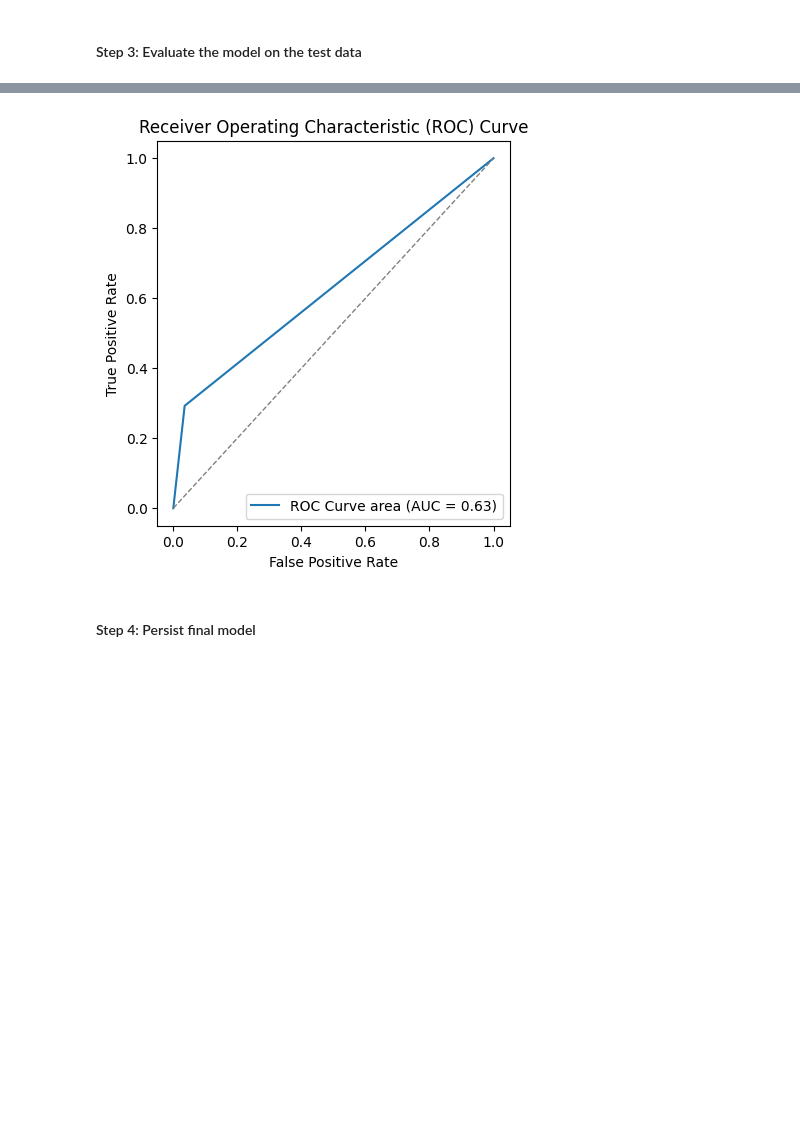
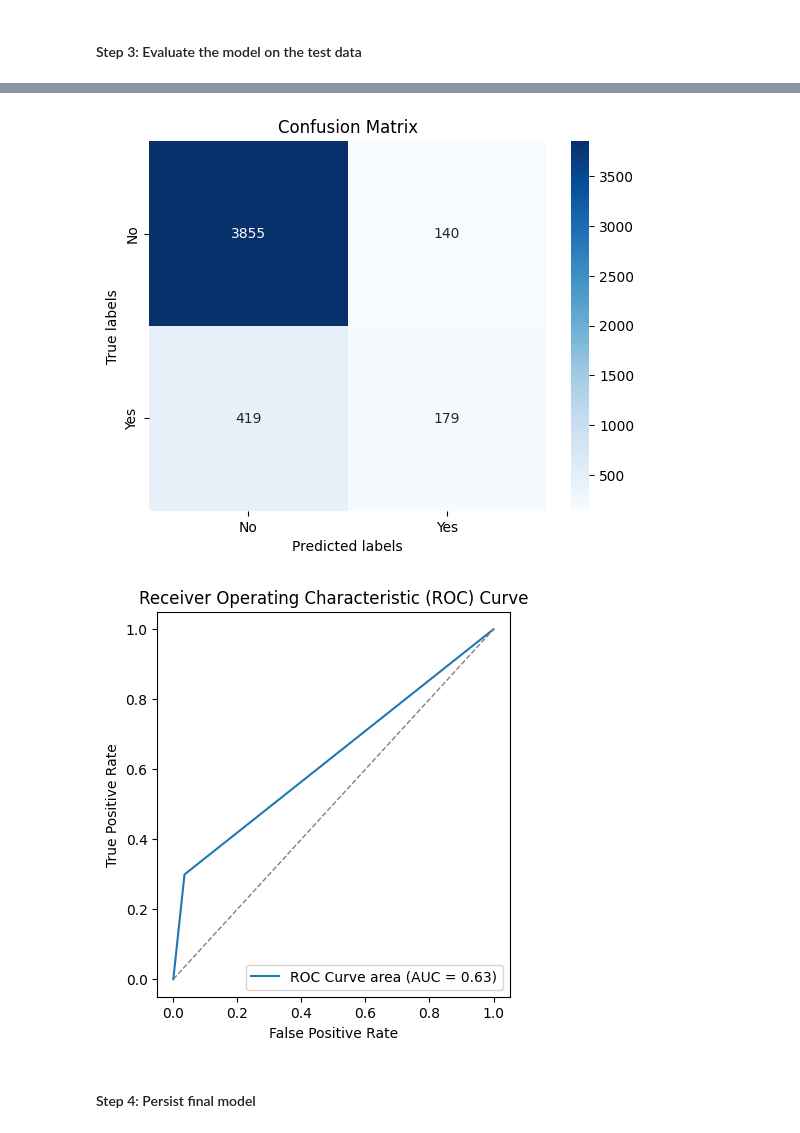
Before and after one commit to naty88/customer_subscriptions_prediction, a Jupyter notebook: notebooks/model_selection.ipynb, the cells around one changed output, grey strips where cells are left out. Drawn from its saved outputs; the diff is of its cells as text; code cells hidden in the pictures; blank space fills up the shorter version.

```diff
--- a/notebooks/model_selection.ipynb
+++ b/notebooks/model_selection.ipynb
@@ -91,7 +89,7 @@ models = {
     'DecisionTreeClassifier': DecisionTreeClassifier(),
     'RandomForestClassifier': RandomForestClassifier(),
     'GradientBoostingClassifier': GradientBoostingClassifier(),
-    # 'SVC': SVC(),
+    'SVC': SVC(),
     'KNN': KNeighborsClassifier()
 }
 # %%
@@ -165,22 +170,34 @@ weighted avg       0.86      0.88      0.86      4593
 # %%
+def show_confusion_mtx(y_test, y_pred):
+    conf_matrix = confusion_matrix(y_test, y_pred)
+    sns.heatmap(conf_matrix, annot=True, fmt='d', cmap='Blues', xticklabels=['No', 'Yes'], yticklabels=['No', 'Yes'])
+    plt.xlabel('Predicted labels')
+    plt.ylabel('True labels')
+    plt.title('Confusion Matrix')
+    plt.show()
+
+
 def show_roc_curve(y_test, y_pred):
     # Generate ROC curve
     false_positive_rate, true_positive_rate, _ = roc_curve(y_test, y_pred)
     auc_score = roc_auc_score(y_test, y_pred)
 
     # Plot ROC curve
     plt.figure(figsize=(10, 5))
     plt.subplot(1, 2, 1)
     plt.plot(false_positive_rate, true_positive_rate, label=f'ROC Curve area (AUC = {auc_score:.2f})')
     plt.plot([0, 1], [0, 1], color='gray', lw=1, linestyle='--')
     plt.xlabel('False Positive Rate')
     plt.ylabel('True Positive Rate')
     plt.title('Receiver Operating Characteristic (ROC) Curve')
     plt.legend(loc='lower right')
 
+
+show_confusion_mtx(y_test, y_pred)
 show_roc_curve(y_test, y_pred)
 # %% [output]
-[figure, old version]
+[figure, new version]
+[figure, added]
 # %% [markdown]
 #### Step 4: Persist final model
 # %%
```
Also changed, not shown: parts of 13 cells of this notebook, 7 other files.
